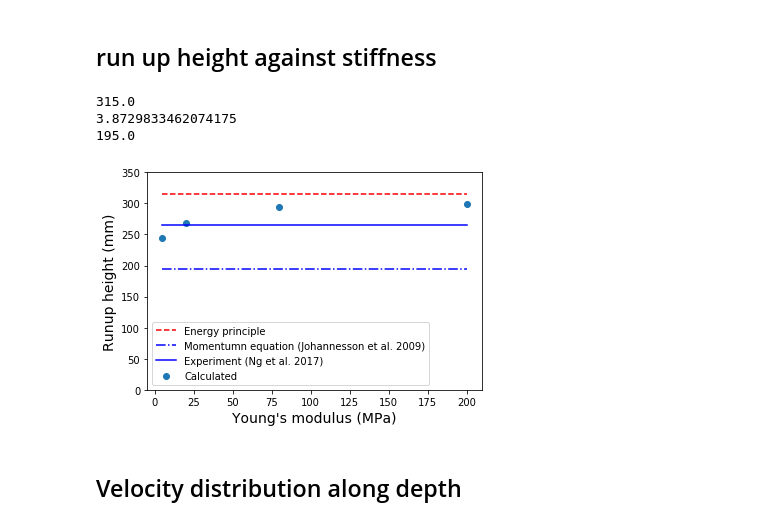
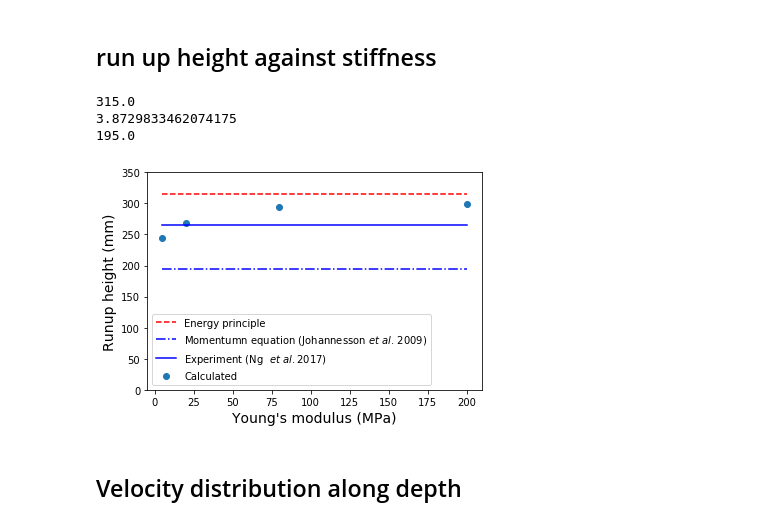
Before and after one commit to cwangbh/PostProcessing, a Jupyter notebook: DP IMPACT With different barrier/VelxDistribution.ipynb, the cells around one changed output. Saved outputs shown, nothing was run; the diff lists cells and outputs as text; code cells hidden in the pictures.

```diff
--- a/DP IMPACT With different barrier/VelxDistribution.ipynb
+++ b/DP IMPACT With different barrier/VelxDistribution.ipynb
@@ -101,36 +101,36 @@ print (h_f)
 print (froude)
 # continuum approach
 h_f2=6.5*0.03*1000
 print (h_f2)
 #simulation
 E=[5,20,80,200]
 hf=[244,269,295,299]
 
 plt.plot
 plt.scatter(E,hf,label='Calculated')
 plt.xlabel("Young's modulus (MPa)", fontsize=14)
 plt.ylabel('Runup height (mm)', fontsize=14)
 
 horiz_line_data = np.array([h_f for i in range(len(E))])
 plt.plot(E, horiz_line_data, 'r--',label='Energy principle')
 
 horiz_line_data = np.array([h_f2 for i in range(len(E))])
-plt.plot(E, horiz_line_data, 'b-.',label='Momentumn equation (Johannesson et al. 2009)')
+plt.plot(E, horiz_line_data, 'b-.',label='Momentumn equation (Johannesson $ et\ al$. 2009)')
 
 horiz_line_data = np.array([265 for i in range(len(E))])
-plt.plot(E, horiz_line_data, 'b-',label='Experiment (Ng et al. 2017)')
+plt.plot(E, horiz_line_data, 'b-',label=r'Experiment (Ng $\  et \  al. 2017)$')
 
 #plt.title('Runup height '
 plt.ylim(0,350)
 name='runupheight.png'
 plt.legend()
 plt.savefig(Figure_path+'/RunupHeight/'+name,dpi=300)
 plt.show()
 # %% [output]
 315.0
 3.8729833462074175
 195.0
-[figure, old version]
+[figure, new version]
 # %% [markdown]
 ## Velocity distribution along depth
 # %%
```
Also changed, not shown: parts of 12 cells of this notebook, 1 other file.
